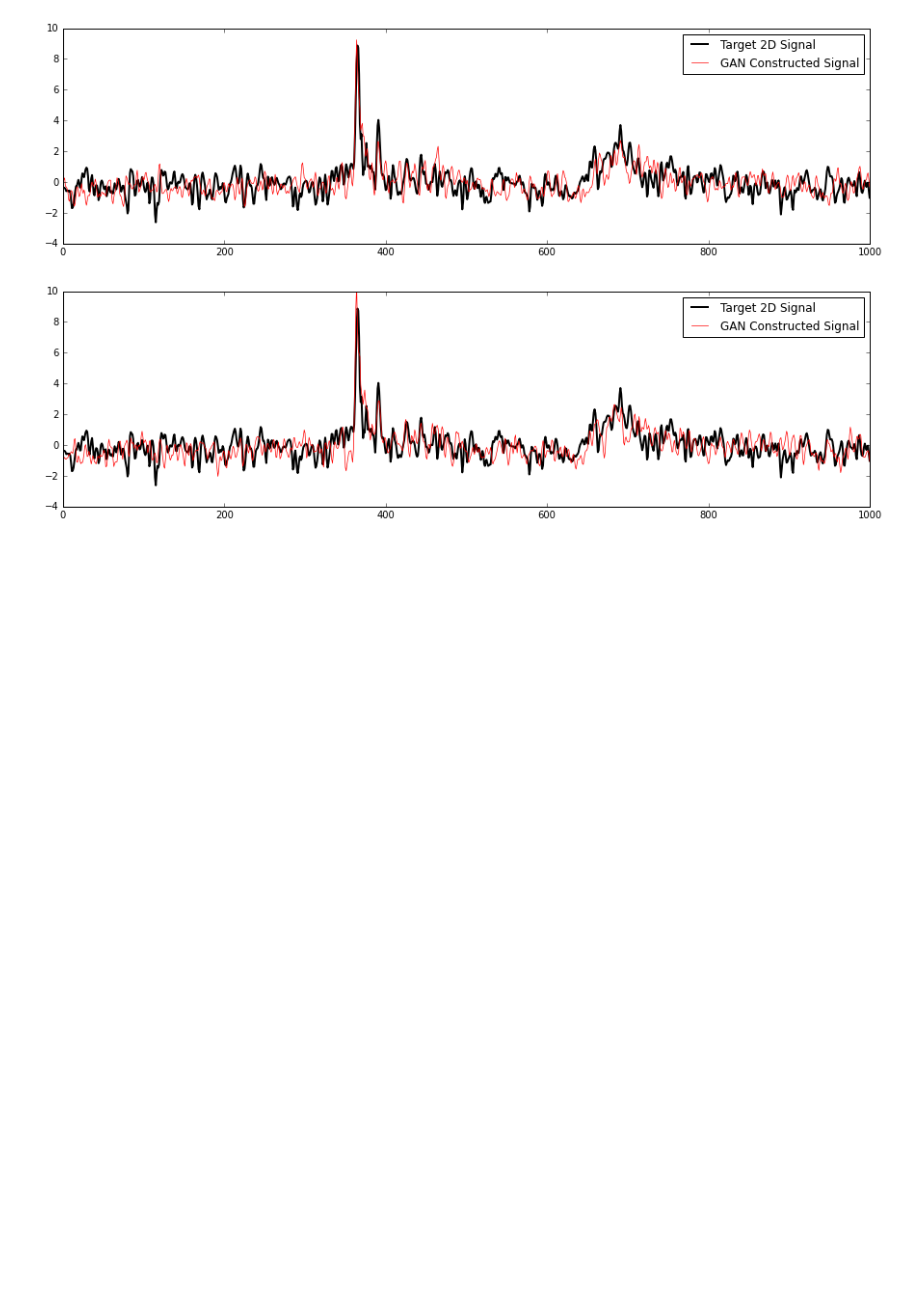
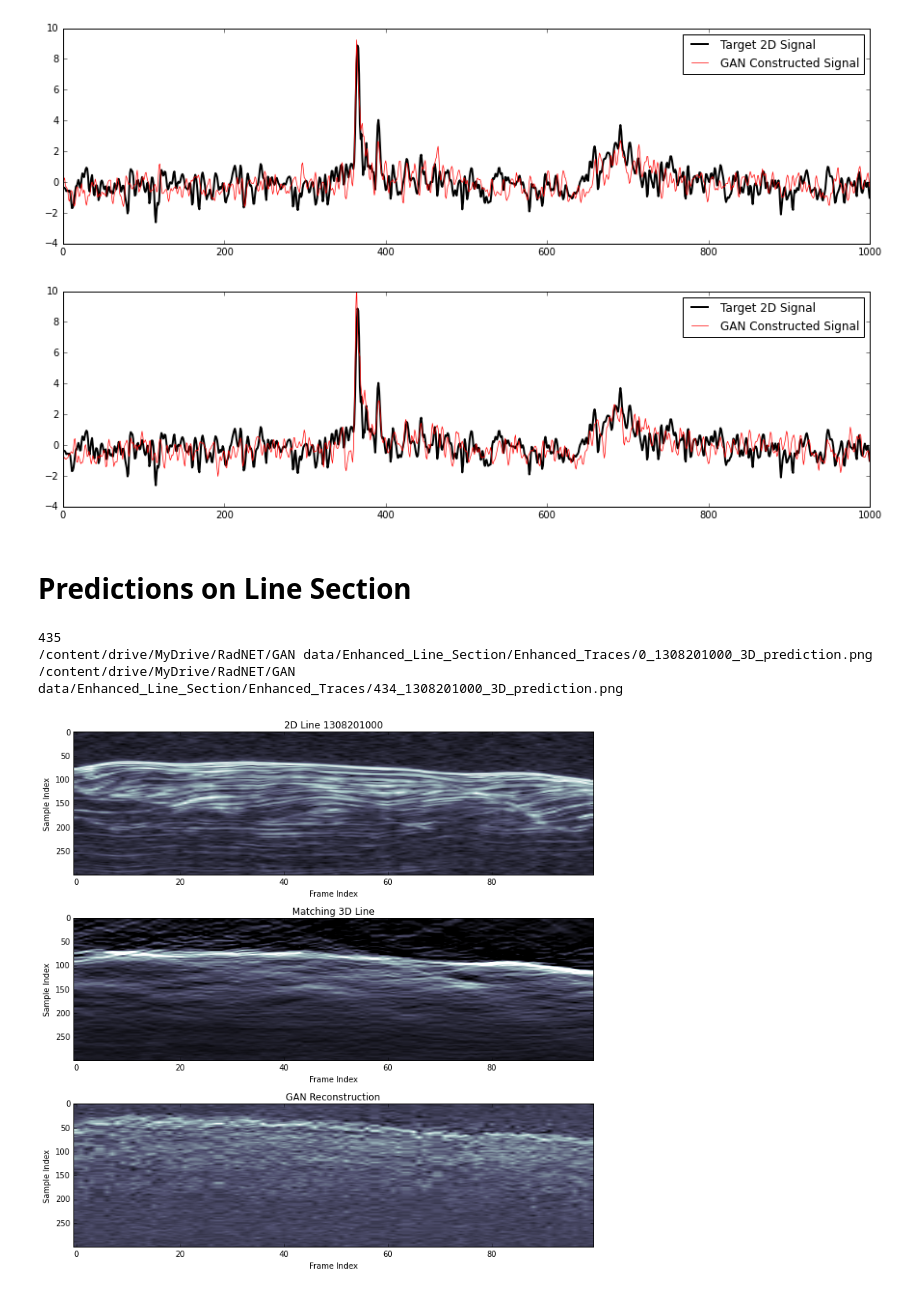
Before and after one commit to astroChance/RadNET, a Jupyter notebook: RadNET_Backend.ipynb, the cells around one changed output. Cells and saved outputs as stored; diff of their text form; code cells hidden in the pictures; blank space fills up the shorter version.

Commit message:
update with section inference

```diff
--- a/RadNET_Backend.ipynb
+++ b/RadNET_Backend.ipynb
@@ -360,3 +360,32 @@ plt.show()
 [figure]
 [figure]
 [figure]
+# %% [markdown]
+# Predictions on Line Section
+# %%
+example_line = '1308201000'
+
+Volume3D = "/content/drive/My Drive/RadNET/GAN data/3D/PB3D_Fritz_subset.sgy"
+
+Section_2D = "/content/drive/My Drive/RadNET/GAN data/2D/" + example_line + ".sgy"
+
+Trace_Map_Dict = "/content/drive/My Drive/RadNET/GAN data/2D_to_3D_Trace_Dict.json"
+with open(Trace_Map_Dict, 'r') as TraceDictFile:
+  TraceDict = json.load(TraceDictFile)
+
+predict_path = "/content/drive/MyDrive/RadNET/GAN data/Enhanced_Line_Section/Enhanced_Traces"
+InferenceFiles = []
+for root, dirs, files in os.walk(predict_path):
+    for name in files:
+        filename = os.path.join(root, name)
+        InferenceFiles.append(filename)
+
+InferenceFiles = sorted(InferenceFiles, key=lambda x: int(x.split('/')[-1].split('_')[0]))
+# %%
+print(len(InferenceFiles))
+print(InferenceFiles[0])
+print(InferenceFiles[-1])
+# %% [output]
+435
+/content/drive/MyDrive/RadNET/GAN data/Enhanced_Line_Section/Enhanced_Traces/0_1308201000_3D_prediction.png
+/content/drive/MyDrive/RadNET/GAN data/Enhanced_Line_Section/Enhanced_Traces/434_1308201000_3D_prediction.png
@@ -362,0 +463,45 @@ plt.show()
+# %%
+# Trimming 2D data to approximately match 3D
+trace_len_clip_2D_start = 1970
+trace_len_clip_2D_end = 3040
+
+# Get 2D and 3D data
+with segyio.open(Section_2D, 'r') as segyfile:
+  display_line2D = segyio.tools.collect(segyfile.trace[:])
+  display_line2D = display_line2D[:,trace_len_clip_2D_start:trace_len_clip_2D_end]
+
+with segyio.open(Volume3D, 'r') as segyfile:
+  counter = 0
+  display_line3D = np.array([])
+
+  for tr in TraceDict[example_line].values():
+  # for tr in Rand2D[1].values():
+
+    if counter == 0:
+      display_line3D = np.append(display_line3D, segyfile.trace[tr[0]])
+    else:
+      display_line3D = np.vstack((display_line3D, segyfile.trace[tr[0]]))
+    counter += 1
+
+# crop = [150:200,:]
+
+fig, ax = plt.subplots(3,1, figsize=(10,10))
+ax[0].set_title("2D Line " + str(example_line))
+ax[0].imshow(display_line2D.T[200:500,100:200], cmap='bone', aspect='auto')
+ax[0].set_ylabel('Sample Index')
+ax[0].set_xlabel('Frame Index')
+
+ax[1].set_title("Matching 3D Line")
+ax[1].imshow(display_line3D.T[200:500,100:200], cmap='bone', vmin = -1, vmax = 8, aspect='auto')
+ax[1].set_ylabel('Sample Index')
+ax[1].set_xlabel('Frame Index')
+
+ax[2].set_title("GAN Reconstruction")
+ax[2].imshow(GAN_section.T[200:500,100:200], cmap='bone', aspect='auto')
+ax[2].set_ylabel('Sample Index')
+ax[2].set_xlabel('Frame Index')
+
+plt.tight_layout()
+plt.show()
+# %% [output]
+[figure, added]
```
Also changed, not shown: parts of 2 cells of this notebook.
